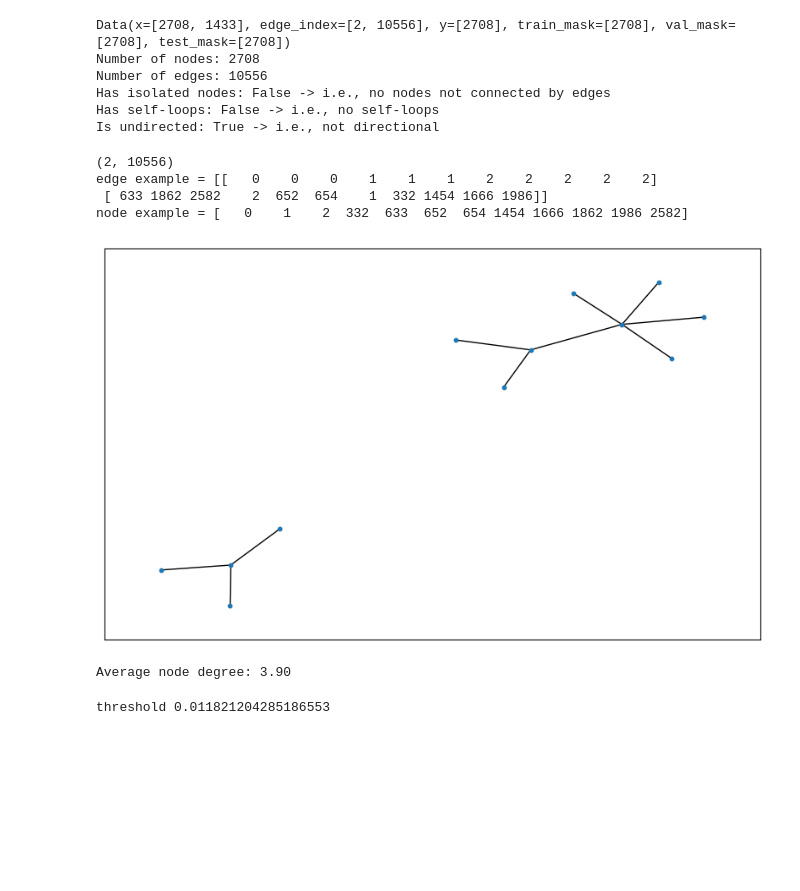
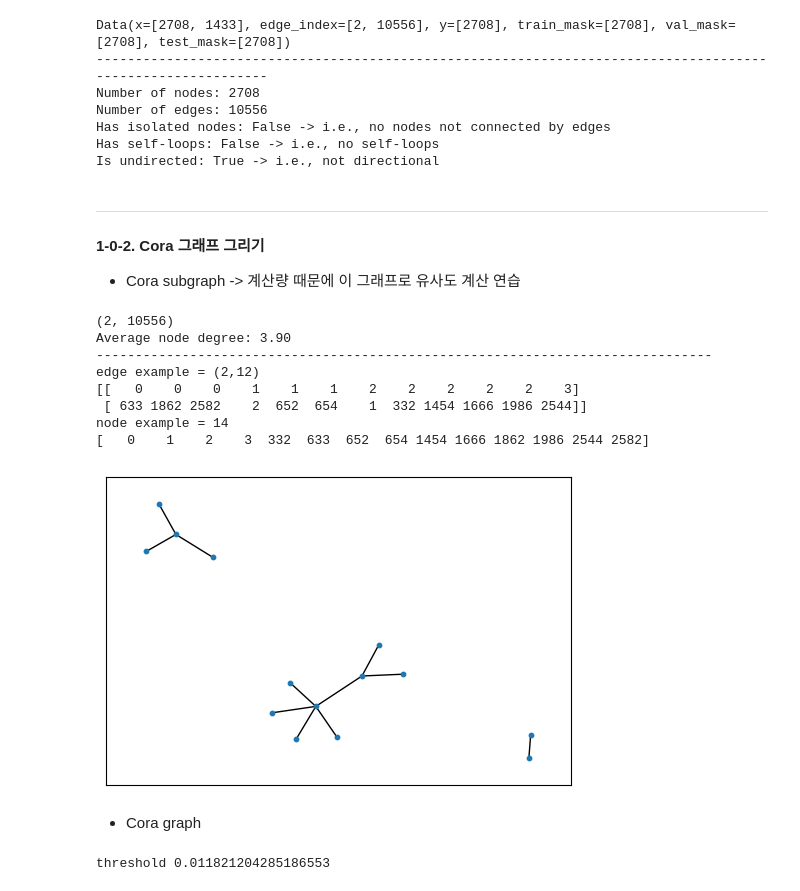
Before and after one commit to helloliz-korea/recommender, a Jupyter notebook: link_prediction_heuristic_method_Cora.ipynb, the cells around one changed output. Cells and saved outputs as stored; diff of their text form; code cells hidden in the pictures; blank space fills up the shorter version.

```diff
--- a/link_prediction_heuristic_method_Cora.ipynb
+++ b/link_prediction_heuristic_method_Cora.ipynb
@@ -22,7 +21,6 @@
 # %%
 import os
 import numpy as np
-import torch
 from tqdm import tqdm
 import matplotlib.pyplot as plt
 from torch_geometric.datasets import Planetoid#, CoraFull
@@ -37,6 +35,7 @@ path = os.path.join('../', 'data', dataset)
 dataset = Planetoid(path, dataset, transform=T.NormalizeFeatures())
 data = dataset[0]
 print(dataset.data)
+print('------------------------------------------------------------------------------------------------------------')
 print(f'Number of nodes: {data.num_nodes}')
 print(f'Number of edges: {data.num_edges}')
 print(f'Has isolated nodes: {data.has_isolated_nodes()} -> i.e., no nodes not connected by edges')
@@ -44,6 +43,7 @@ print(f'Has self-loops: {data.has_self_loops()} -> i.e., no self-loops')
 print(f'Is undirected: {data.is_undirected()} -> i.e., not directional')
 # %% [output]
 Data(x=[2708, 1433], edge_index=[2, 10556], y=[2708], train_mask=[2708], val_mask=[2708], test_mask=[2708])
+------------------------------------------------------------------------------------------------------------
 Number of nodes: 2708
 Number of edges: 10556
 Has isolated nodes: False -> i.e., no nodes not connected by edges
@@ -52,27 +71,34 @@ Is undirected: True -> i.e., not directional
+# %% [markdown]
+----------------------
+#### 1-0-2. Cora 그래프 그리기
+- Cora subgraph -> 계산량 때문에 이 그래프로 유사도 계산 연습
 # %%
+## Cora 부분그래프
 edge_index = data.edge_index.numpy()
 print(edge_index.shape)
+print(f'Average node degree: {data.num_edges / data.num_nodes:.2f}')
+print('-------------------------------------------------------------------------------')
+## Example : edge=12, node=14
+edge_example = edge_index[:, np.where(edge_index[0]<4)[0]]
+print('edge example = (%s,%s)' % edge_example.shape, edge_example, sep='\n')
+node_example = np.unique(edge_example.flatten())
+print('node example = %s' % node_example.shape, node_example, sep='\n')
 
-## Example : edge=6, node=7
-edge_example = edge_index[:, np.where(edge_index[0]<3)[0]]
-print('edge example = %s' % edge_example)
-node_example = np.unique(edge_example.flatten())
-print('node example = %s' % node_example)
-plt.figure(figsize=(10, 6))
+plt.figure(figsize=(6, 4))
 sub_G = nx.Graph()
 sub_G.add_nodes_from(node_example)
 sub_G.add_edges_from(list(zip(edge_example[0], edge_example[1])))
 nx.draw_networkx(sub_G, with_labels=False, node_size=10)
 # %% [output]
 (2, 10556)
-edge example = [[   0    0    0    1    1    1    2    2    2    2    2]
- [ 633 1862 2582    2  652  654    1  332 1454 1666 1986]]
-node example = [   0    1    2  332  633  652  654 1454 1666 1862 1986 2582]
+Average node degree: 3.90
+-------------------------------------------------------------------------------
+edge example = (2,12)
+[[   0    0    0    1    1    1    2    2    2    2    2    3]
+ [ 633 1862 2582    2  652  654    1  332 1454 1666 1986 2544]]
+node example = 14
+[   0    1    2    3  332  633  652  654 1454 1666 1862 1986 2544 2582]
-[figure, old version]
+[figure, new version]
-# %%
-print(f'Average node degree: {data.num_edges / data.num_nodes:.2f}')
-# %% [output]
-Average node degree: 3.90
 # %%
 # import pandas as pd
 # from torch_geometric.utils import to_networkx
@@ -86,5 +112,7 @@ Average node degree: 3.90
 # plt.hist(degrees, bins=50)
 # plt.xlabel("node degree")
 # plt.show()
+# %% [markdown]
+- Cora graph
 # %%
 ## Cora data nx.draw
```
Also changed, not shown: parts of 26 cells of this notebook.
